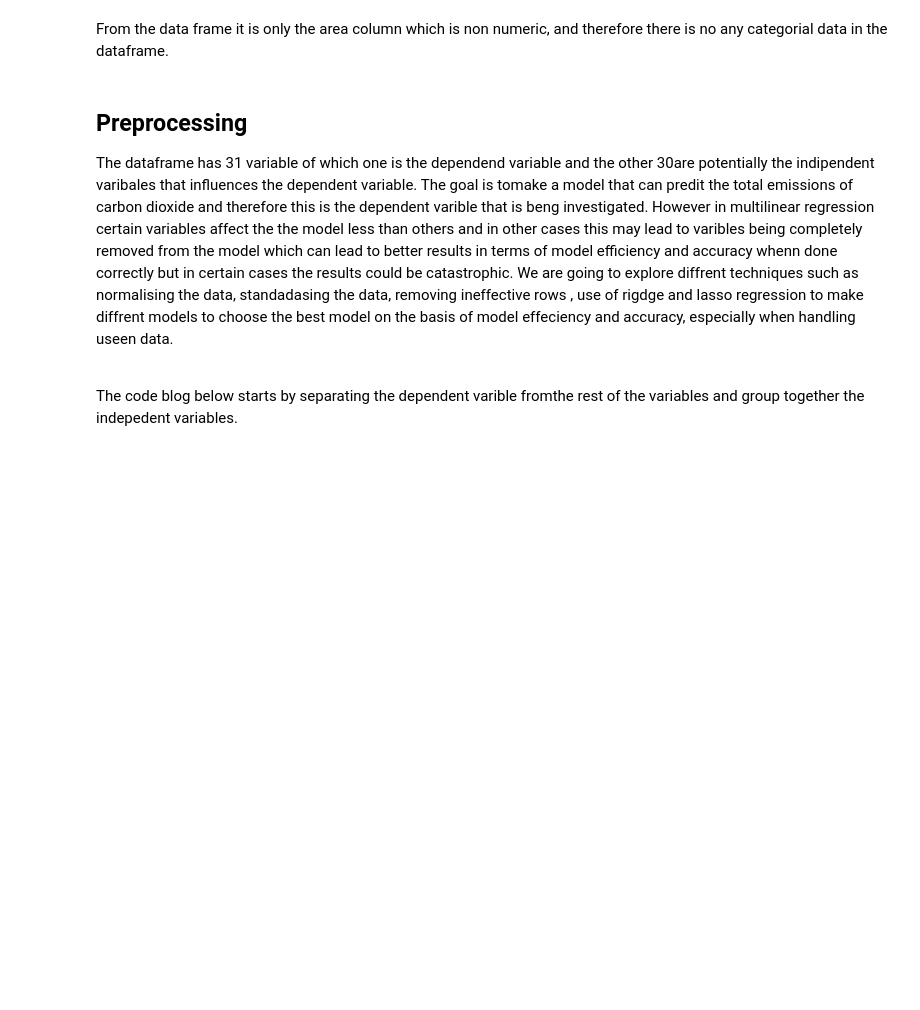
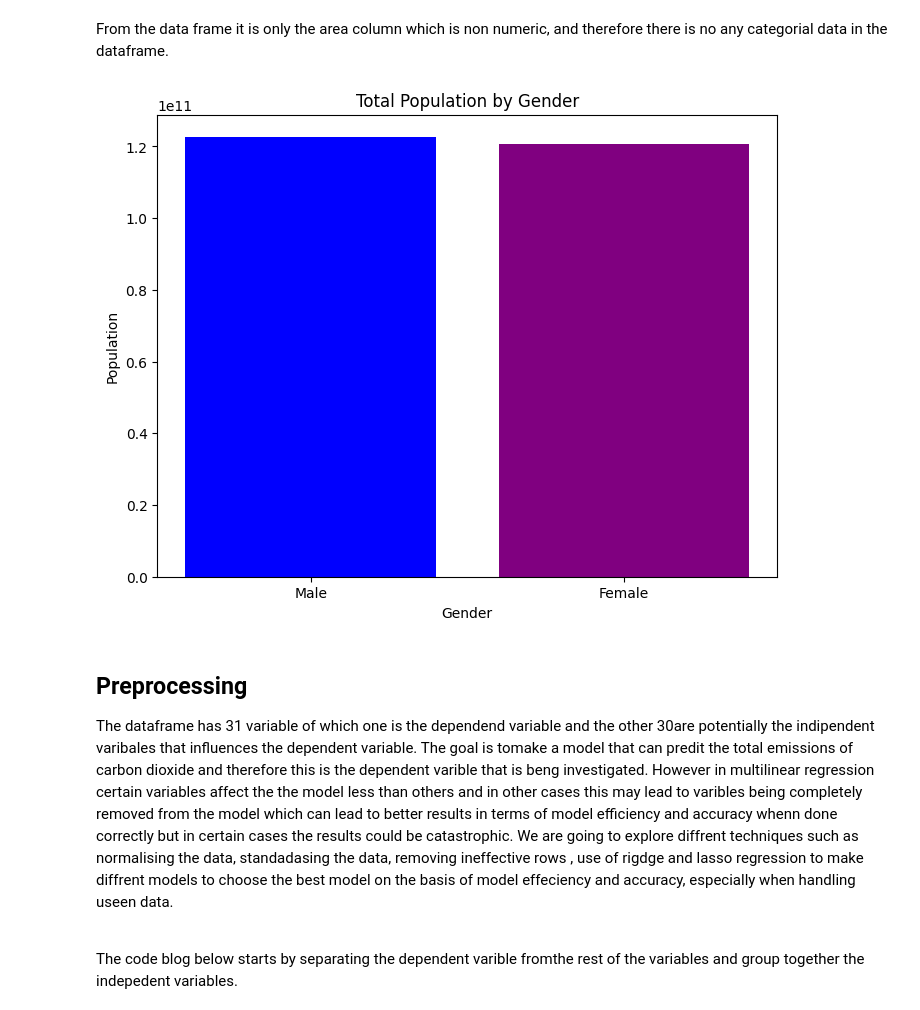
Before and after one commit to justin9503/RegressionSprint_2401FTDSTeam_EG1, a Jupyter notebook: RegressionSprint_2401FTDSTeam_EG1.ipynb, the cells around one changed output. Drawn from its saved outputs; the diff is of its cells as text; code cells hidden in the pictures; blank space fills up the shorter version.

Commit message:
adding the population vs gender bar graph

```diff
--- a/RegressionSprint_2401FTDSTeam_EG1.ipynb
+++ b/RegressionSprint_2401FTDSTeam_EG1.ipynb
@@ -411,6 +411,26 @@ The non numeric columns are as follows
 4  Afghanistan
 # %% [markdown]
 From the data frame it is only the area column which is non numeric, and therefore there is no any categorial data in the dataframe.
+# %%
+total_male_population = df['Total_Population_-_Male'].sum()
+total_female_population = df['Total_Population_-_Female'].sum()
+
+# Create a DataFrame for plotting
+data = {
+    'Gender': ['Male', 'Female'],
+    'Population': [total_male_population, total_female_population]
+}
+population_df = pd.DataFrame(data)
+
+# Plotting the bar graph
+plt.figure(figsize=(8, 6))
+plt.bar(population_df['Gender'], population_df['Population'], color=['blue', 'purple'])
+plt.title('Total Population by Gender')
+plt.xlabel('Gender')
+plt.ylabel('Population')
+plt.show()
+# %% [output]
+[figure, added]
 # %% [markdown]
 ## Preprocessing
 The dataframe has 31 variable of which one is the dependend variable and the other 30are potentially the indipendent varibales that influences the dependent variable. The goal is tomake a model that can predit the total emissions of carbon dioxide and therefore this is the dependent varible that is beng investigated. However in multilinear regression certain variables affect the the model less than others and in other cases this may lead to varibles being completely removed from the model which can lead to better results in terms of model efficiency and accuracy whenn done correctly but in certain cases the results could be catastrophic. We are going to explore diffrent techniques such as normalising the data, standadasing the data, removing ineffective rows , use of rigdge and lasso regression to make diffrent models to choose the best model on the basis of model effeciency and accuracy, especially when handling useen data.
```
Also changed, not shown: parts of 1 cell of this notebook.
